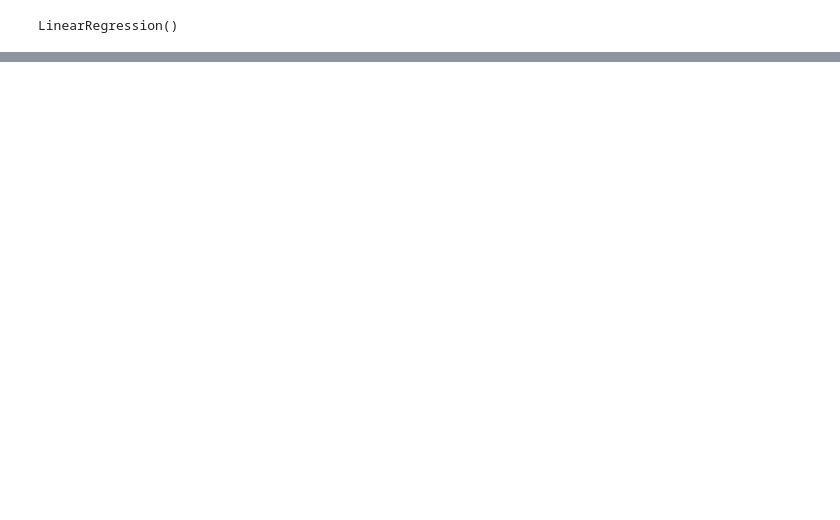
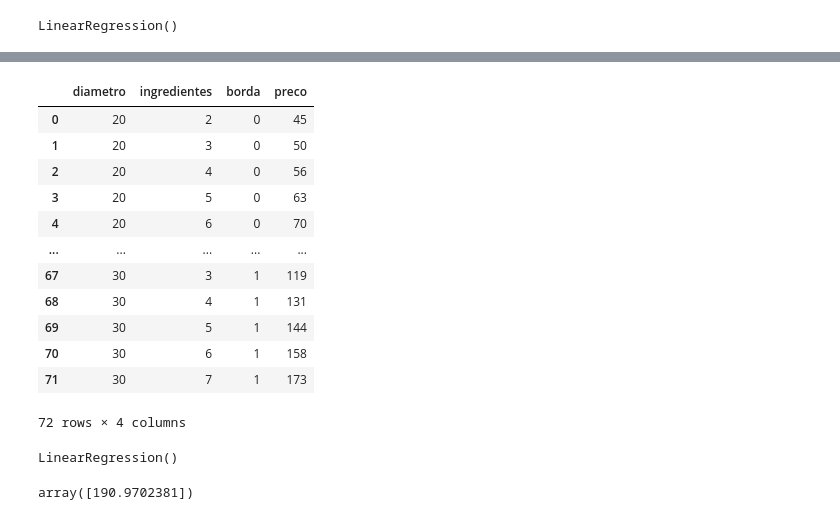
Before and after one commit to MateusMBN/Python_pizza_ai_dashboard, a Jupyter notebook: pizza_ai.ipynb, the cells around one changed output, grey strips where cells are left out. Cells and saved outputs as stored; diff of their text form; code cells hidden in the pictures; blank space fills up the shorter version.

```diff
--- a/pizza_ai.ipynb
+++ b/pizza_ai.ipynb
@@ -65,0 +67,50 @@ plt.show()
+# %%
+import pandas as pd
+
+df = pd.read_csv("pizzas.csv")
+
+df
+# %% [output]
+|  | diametro | ingredientes | borda | preco |
+| 0 | 20 | 2 | 0 | 45 |
+| 1 | 20 | 3 | 0 | 50 |
+| 2 | 20 | 4 | 0 | 56 |
+| 3 | 20 | 5 | 0 | 63 |
+| 4 | 20 | 6 | 0 | 70 |
+| ... | ... | ... | ... | ... |
+| 67 | 30 | 3 | 1 | 119 |
+| 68 | 30 | 4 | 1 | 131 |
+| 69 | 30 | 5 | 1 | 144 |
+| 70 | 30 | 6 | 1 | 158 |
+| 71 | 30 | 7 | 1 | 173 |
+72 rows × 4 columns
+# %%
+from sklearn.linear_model import LinearRegression
+
+# Entradas
+x = df[[
+    "diametro",
+    "ingredientes",
+    "borda"
+]]
+
+# Saída
+y = df["preco"]
+
+# Modelo
+modelo = LinearRegression()
+
+# Treinar
+modelo.fit(x, y)
+# %% [output]
+LinearRegression()
+# %%
+nova_pizza = pd.DataFrame({
+    "diametro": [35],
+    "ingredientes": [7],
+    "borda": [1]
+})
+
+modelo.predict(nova_pizza)
+# %% [output]
+array([190.9702381])
```
Also changed, not shown: parts of 49 cells of this notebook, 5 other files.
